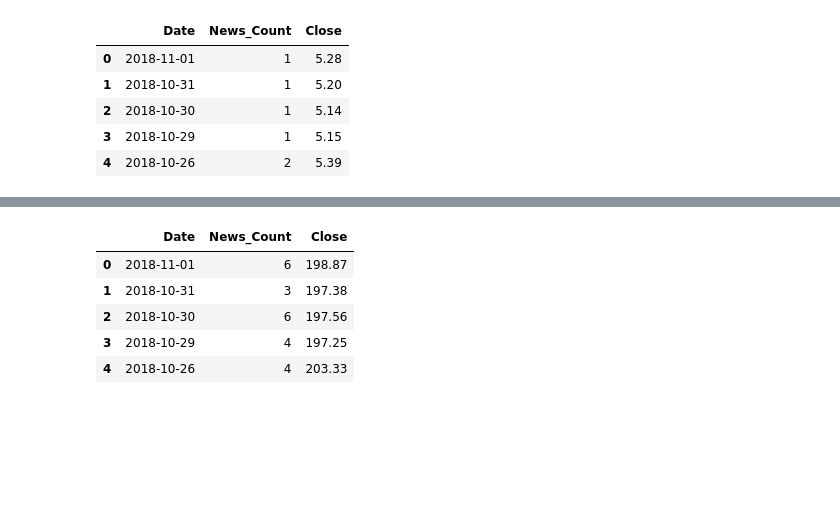
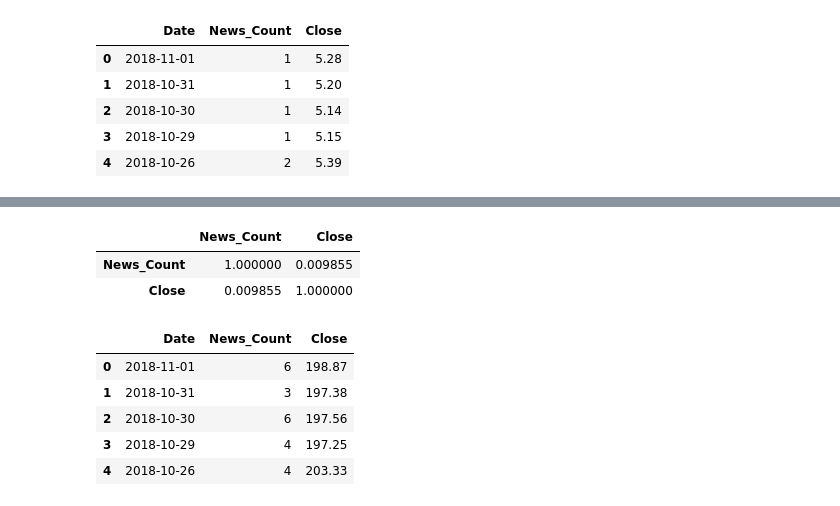
Before and after one commit to emilyrcoffield/CryptoDataScientist, a Jupyter notebook: Project_New.ipynb, the cells around one changed output, grey strips where cells are left out. Saved outputs shown, nothing was run; the diff lists cells and outputs as text; code cells hidden in the pictures; blank space fills up the shorter version.

```diff
--- a/Project_New.ipynb
+++ b/Project_New.ipynb
@@ -204,6 +216,12 @@ plt.show()
 # %% [output]
 [interactive output not drawn]
 [interactive output not drawn]
+# %%
+EOS_graph.corr()
+# %% [output]
+|  | News_Count | Close |
+| News_Count | 1.000000 | 0.009855 |
+| Close | 0.009855 | 1.000000 |
 # %%
 ETH_graph = ETH.loc[:, [ "Date","News_Count","Close"]]
 ETH_graph.head()
```
Also changed, not shown: parts of 4 cells of this notebook, 5 other files.
